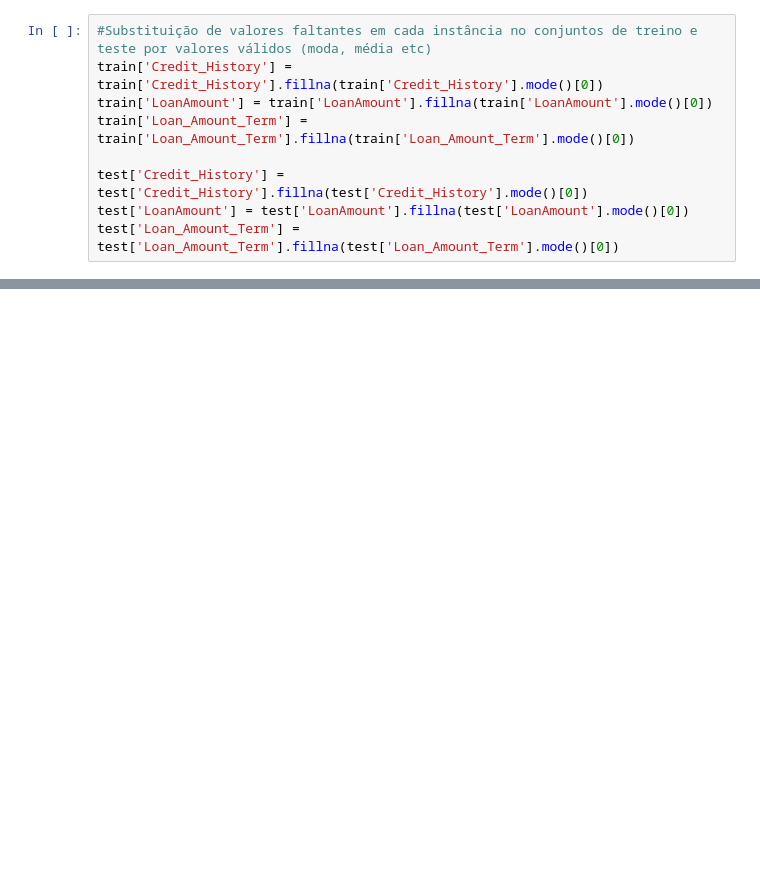
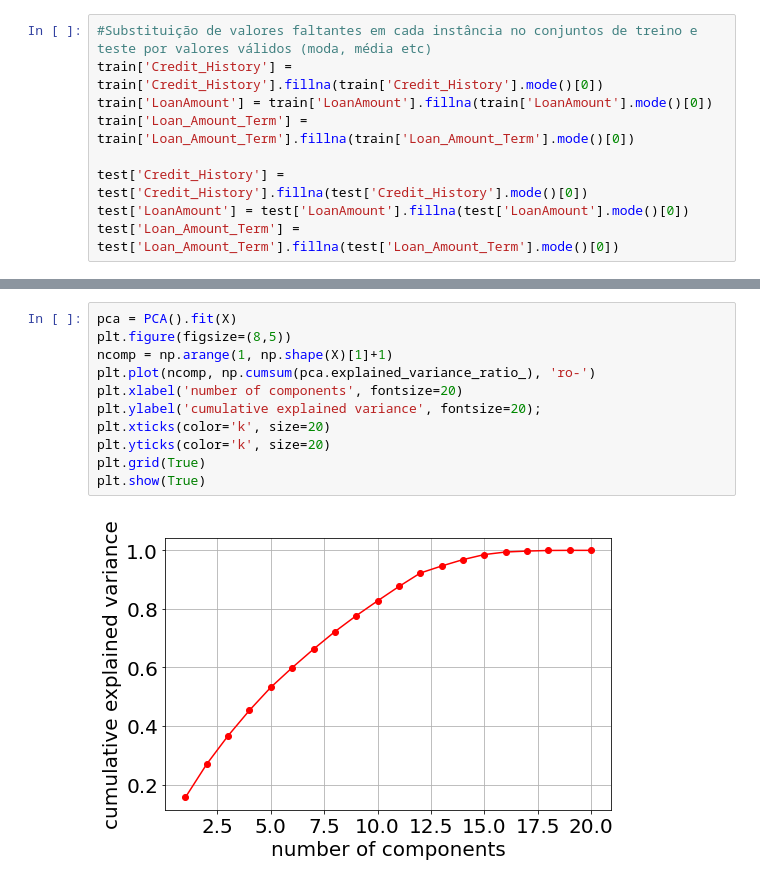
Before and after one commit to mauriciosobrinho/credit-risk-predict, a Jupyter notebook: models/credit-risk-model.ipynb, the cells around one changed output, grey strips where cells are left out. Saved outputs shown, nothing was run; the diff lists cells and outputs as text; blank space fills up the shorter version.

```diff
--- a/models/credit-risk-model.ipynb
+++ b/models/credit-risk-model.ipynb
@@ -90,0 +334,13 @@ y_pred = model.predict(x_test)
+# %%
+pca = PCA().fit(X)
+plt.figure(figsize=(8,5))
+ncomp = np.arange(1, np.shape(X)[1]+1)
+plt.plot(ncomp, np.cumsum(pca.explained_variance_ratio_), 'ro-')
+plt.xlabel('number of components', fontsize=20)
+plt.ylabel('cumulative explained variance', fontsize=20);
+plt.xticks(color='k', size=20)
+plt.yticks(color='k', size=20)
+plt.grid(True)
+plt.show(True)
+# %% [output]
+[figure, added]
```
Also changed, not shown: parts of 21 cells of this notebook.
